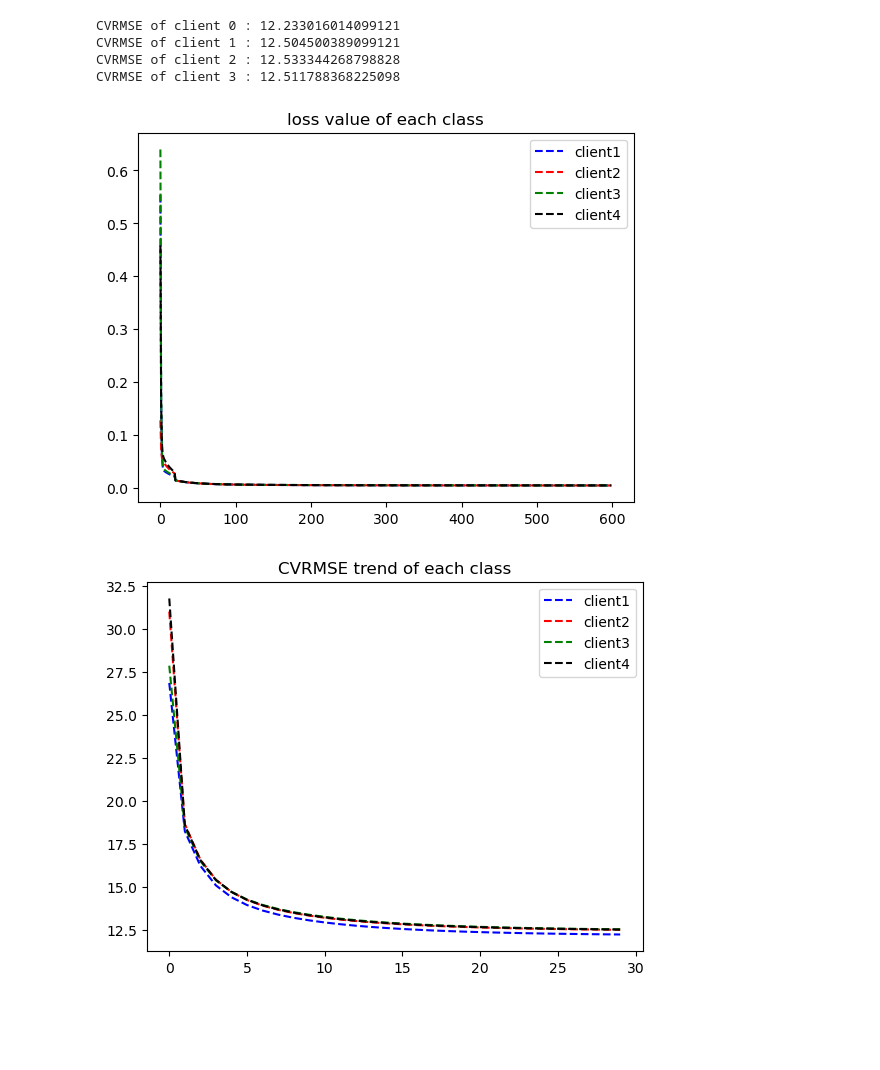
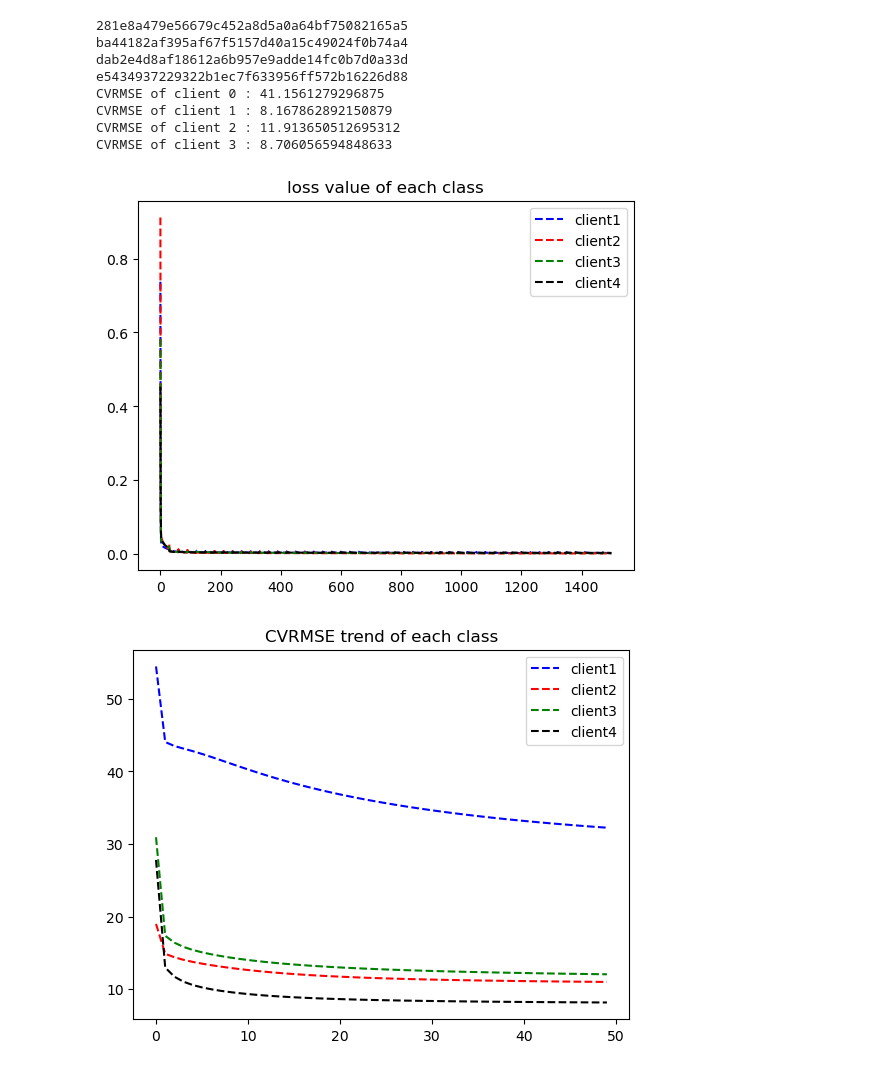
Before and after one commit to jkim2260/CoworkPractice, a Jupyter notebook: ISE537_PJT/FL_Ridge.ipynb, the cells around one changed output. Saved outputs shown, nothing was run; the diff lists cells and outputs as text; code cells hidden in the pictures; blank space fills up the shorter version.

Commit message:
FL_Ridge 4 building

```diff
--- a/ISE537_PJT/FL_Ridge.ipynb
+++ b/ISE537_PJT/FL_Ridge.ipynb
@@ -25,6 +25,46 @@ class FedLearningDataLoader(object):
         self.data.isnull().sum().sum()
         self.data = self.data.dropna()
         colnames = self.data.columns
+        self.data = data.drop([data.columns[0], data.columns[16]], axis =1)
+
+
+    #Splitting data by the number of client//training(80%) and test(20%)
+    def client_data_partition(self):
+        client = [];client_ans = [];client_test =[];client_ans_test=[]
+
+        #########modify#########
+        groups = self.data.groupby("Identifier")
+        temp_result = dict(list(groups))
+        for key in temp_result.keys():
+            print(key)
+
+        client_temp = []; client_ans_temp = []
+        for v in temp_result.values():
+            v = pd.DataFrame(v)
+            v = v.drop([v.columns[13]], axis=1)
+            colnames = v.columns
+            MS = MinMaxScaler()
+            v1 = MS.fit_transform(v)
+            v1 = pd.DataFrame(v1, columns=colnames)
+            x_data = v1.iloc[:, :-1]
+            y_data = v1.iloc[:, [-1]]
+            client_temp.append(x_data)
+            client_ans_temp.append(y_data)
+
+        for i in range(len(client_temp)):
+            client.append(client_temp[i].iloc[:int(len(client_temp[i])*0.8), :])
+            client_ans.append(client_ans_temp[i].iloc[:int(len(client_ans_temp[i])*0.8), :])
+            client_test.append(client_temp[i].iloc[int(len(client_temp[i])*0.8):, :])
+            client_ans_test.append(client_ans_temp[i].iloc[int(len(client_ans_temp[i])*0.8):, :])
+        return client, client_ans, client_test, client_ans_test
+
+'''class FedLearningDataLoader(object):
+    #Loading one building data//min-max regularization//shuffling
+    def __init__(self, obj_data):
+        self.data = obj_data
+        self.data.isnull().sum().sum()
+        self.data = self.data.dropna()
+        colnames = self.data.columns
         MS = MinMaxScaler()
         self.data = MS.fit_transform(self.data)
         data = pd.DataFrame(self.data, columns=colnames)
@@ -46,7 +86,7 @@ class FedLearningDataLoader(object):
             client_test.append(temp_x.iloc[int(len(temp_x)*0.8):, :])
             client_ans_test.append(temp_y.iloc[int(len(temp_y)*0.8):, :])
 
-        return client, client_ans, client_test, client_ans_test
+        return client, client_ans, client_test, client_ans_test'''
 
 class FL_Ridge(object):
     def __init__(self, in_features, out_features, num_client, learning_rate, LAMBDA):
@@ -136,17 +176,19 @@ class FL_Ridge(object):
 ########################################################
 #From this, the main code starts
 ########################################################
-data = pd.read_csv('C:/Research/cowork/ISE_537_CA_OneBuilding_Part_1.csv')
+#data = pd.read_csv('C:/Research/cowork/ISE_537_CA_OneBuilding_Part_1.csv')
 #data = pd.read_csv('C:/Research/cowork/E_Building.csv')
+data = pd.read_csv('C:/Research/cowork/ISE_537_4Buildings_Final.csv')
 FLDataset = FedLearningDataLoader(data)
 
 #data partitioning <- the number of client is three
-(client, client_ans, client_test, client_ans_test) = FLDataset.client_data_partition(4)
+(client, client_ans, client_test, client_ans_test) = FLDataset.client_data_partition()
+
 
 in_features = pd.DataFrame.to_numpy(client[0]).shape[-1]; out_features = 1
-num_client = 4; learning_rate = 0.05; LAMBDA = 0.1
-communication = 30
-training_iter = [20, 20, 20, 20]
+num_client = 4; learning_rate = 0.05; LAMBDA = 0.01
+communication = 50
+training_iter = [30, 30, 30, 30]
 FLRidge = FL_Ridge(in_features, out_features, num_client, learning_rate, LAMBDA)
 
 loss_client1 = [];loss_client2 = [];loss_client3 = [];loss_client4 = []  # losses of client loss
@@ -179,36 +221,40 @@ for i in range(communication):
 
 (x1, loss_client1) = making_plot(loss_client1)
 (x2, loss_client2) = making_plot(loss_client2)
 (x3, loss_client3) = making_plot(loss_client3)
 (x4, loss_client4) = making_plot(loss_client4)
 (x11, CVRMSE1) = making_plot(CVRMSE1)
 (x22, CVRMSE2) = making_plot(CVRMSE2)
 (x33, CVRMSE3) = making_plot(CVRMSE3)
 (x44, CVRMSE4) = making_plot(CVRMSE4)
 plt.figure(1)
 plt.title("loss value of each class")
 plt.plot(x1, loss_client1, 'b--', label = 'client1')
 plt.plot(x2, loss_client2, 'r--', label = 'client2')
 plt.plot(x3, loss_client3, 'g--', label = 'client3')
 plt.plot(x4, loss_client4, 'k--', label = 'client4')
 plt.legend()
 
 plt.figure(2)
 plt.title("CVRMSE trend of each class")
 plt.plot(x11, CVRMSE1, 'b--', label = 'client1')
 plt.plot(x22, CVRMSE2, 'r--', label = 'client2')
 plt.plot(x33, CVRMSE3, 'g--', label = 'client3')
 plt.plot(x44, CVRMSE4, 'k--', label = 'client4')
 plt.legend()
 
 
 for i_client in range(num_client):
     CVRMSE = FLRidge.predict_client(i_client, client_test, client_ans_test)
     print("CVRMSE of client", i_client, ":", CVRMSE.item())
 # %% [output]
-CVRMSE of client 0 : 12.233016014099121
-CVRMSE of client 1 : 12.504500389099121
-CVRMSE of client 2 : 12.533344268798828
-CVRMSE of client 3 : 12.511788368225098
+281e8a479e56679c452a8d5a0a64bf75082165a5
+ba44182af395af67f5157d40a15c49024f0b74a4
+dab2e4d8af18612a6b957e9adde14fc0b7d0a33d
+e5434937229322b1ec7f633956ff572b16226d88
+CVRMSE of client 0 : 41.1561279296875
+CVRMSE of client 1 : 8.167862892150879
+CVRMSE of client 2 : 11.913650512695312
+CVRMSE of client 3 : 8.706056594848633
-[figure, old version]
+[figure, new version]
-[figure, old version]
+[figure, new version]
```
Also changed, not shown: 2 other files.
